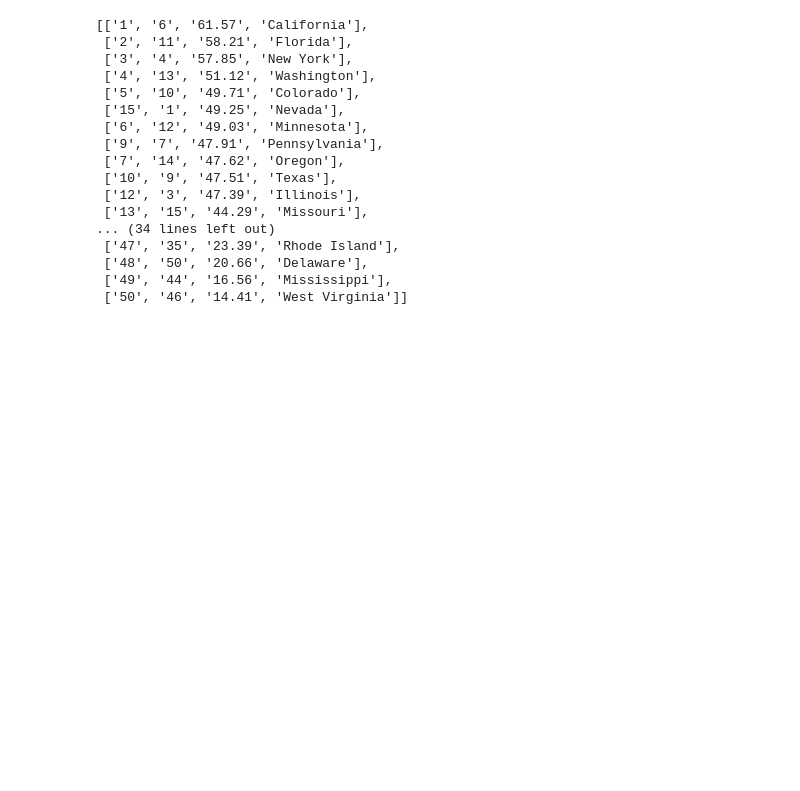
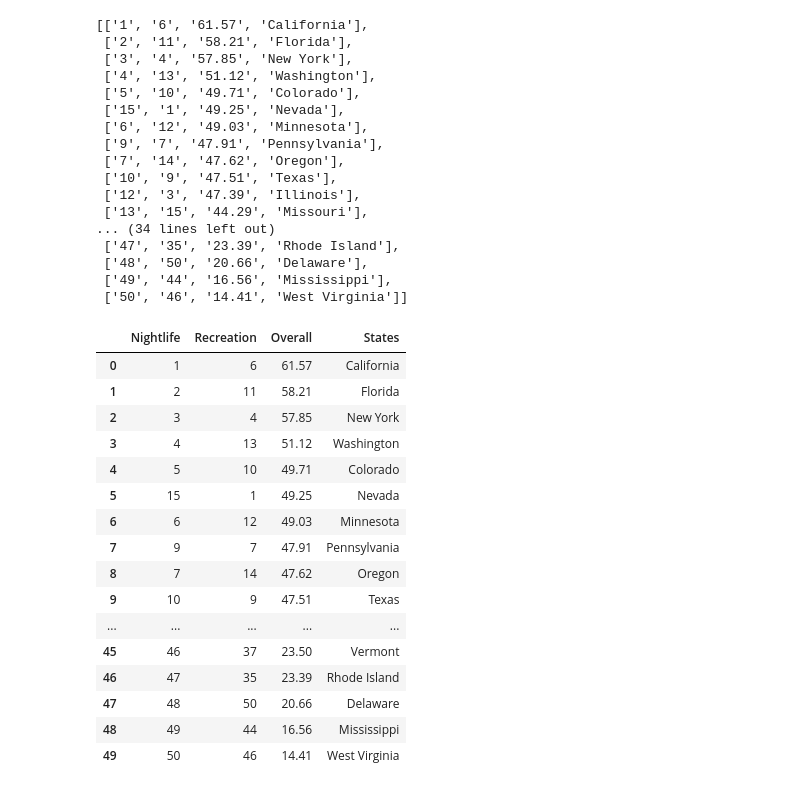
Before and after one commit to MikeDaBossss/Placestolive, a Jupyter notebook: rent.ipynb, the cells around one changed output. Cells and saved outputs as stored; diff of their text form; code cells hidden in the pictures; blank space fills up the shorter version.

```diff
--- a/rent.ipynb
+++ b/rent.ipynb
@@ -7011,3 +7011,24 @@ end
  ['48', '50', '20.66', 'Delaware'],
  ['49', '44', '16.56', 'Mississippi'],
  ['50', '46', '14.41', 'West Virginia']]
+# %%
+import pandas as pd
+pd.DataFrame(data=end,columns=['Nightlife','Recreation','Overall','States'])
+# %% [output]
+|  | Nightlife | Recreation | Overall | States |
+| 0 | 1 | 6 | 61.57 | California |
+| 1 | 2 | 11 | 58.21 | Florida |
+| 2 | 3 | 4 | 57.85 | New York |
+| 3 | 4 | 13 | 51.12 | Washington |
+| 4 | 5 | 10 | 49.71 | Colorado |
+| 5 | 15 | 1 | 49.25 | Nevada |
+| 6 | 6 | 12 | 49.03 | Minnesota |
+| 7 | 9 | 7 | 47.91 | Pennsylvania |
+| 8 | 7 | 14 | 47.62 | Oregon |
+| 9 | 10 | 9 | 47.51 | Texas |
+| ... | ... | ... | ... | ... |
+| 45 | 46 | 37 | 23.50 | Vermont |
+| 46 | 47 | 35 | 23.39 | Rhode Island |
+| 47 | 48 | 50 | 20.66 | Delaware |
+| 48 | 49 | 44 | 16.56 | Mississippi |
+| 49 | 50 | 46 | 14.41 | West Virginia |
```
